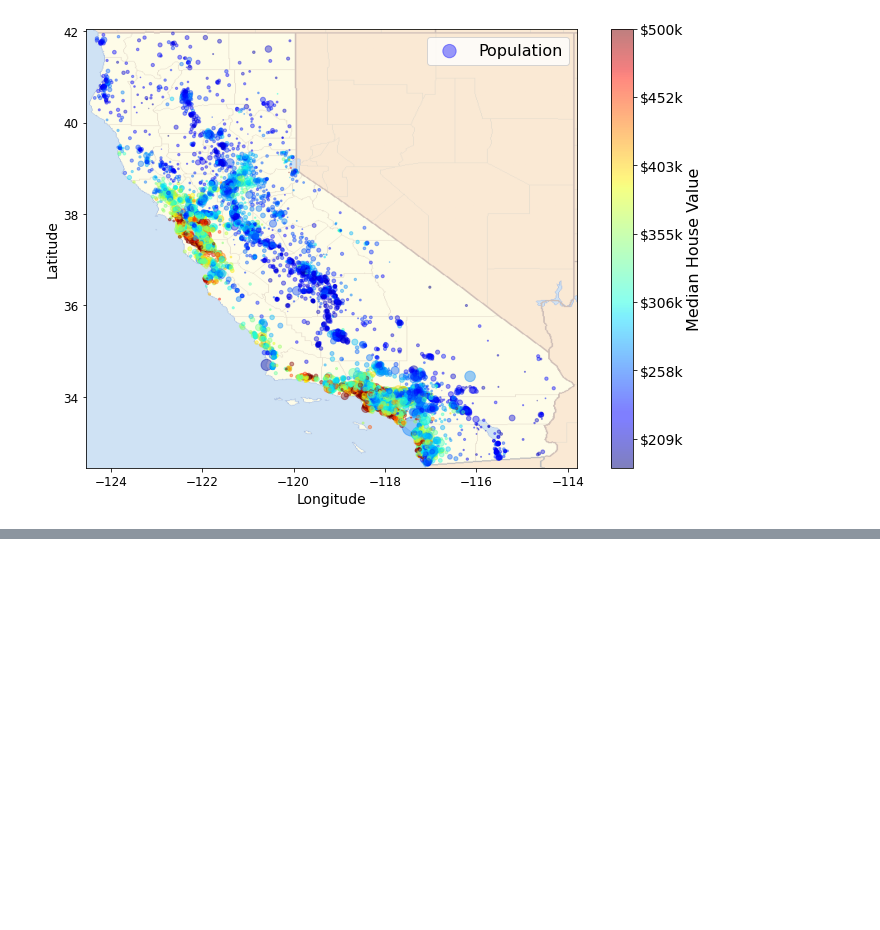
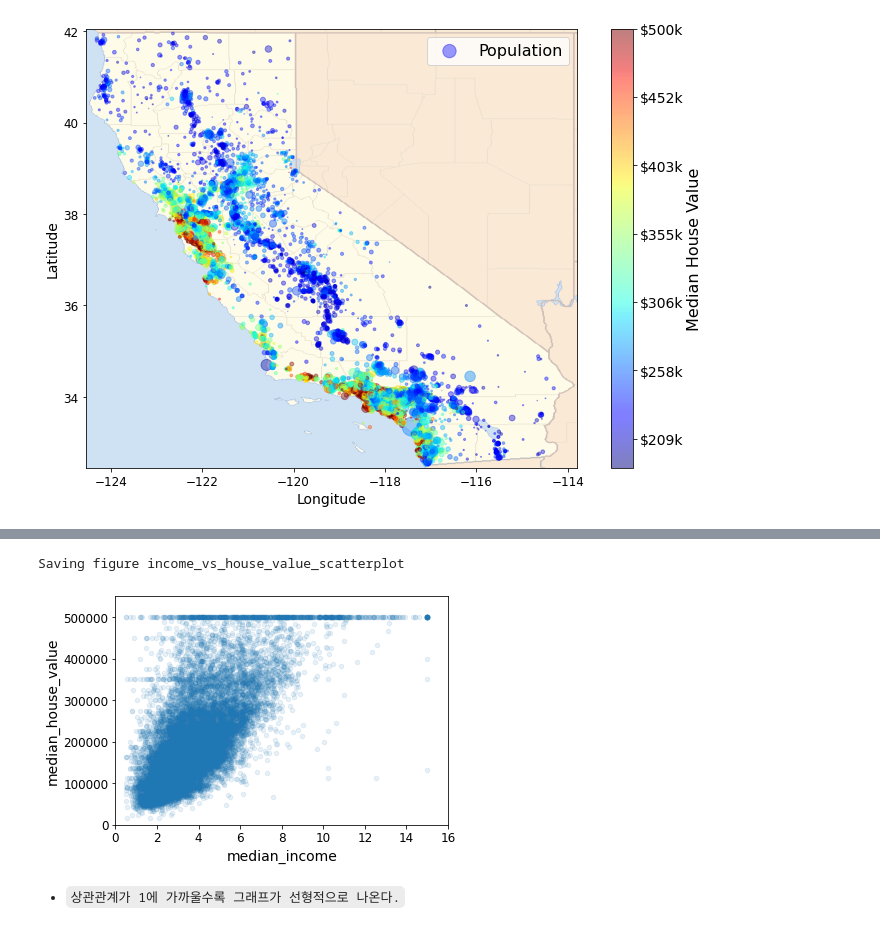
Before and after one commit to JitHoon/cnuai, a Jupyter notebook: augustEducation/week6_MLproject_EndtoEnd.ipynb, the cells around one changed output, grey strips where cells are left out. Drawn from its saved outputs; the diff is of its cells as text; code cells hidden in the pictures; blank space fills up the shorter version.

```diff
--- a/augustEducation/week6_MLproject_EndtoEnd.ipynb
+++ b/augustEducation/week6_MLproject_EndtoEnd.ipynb
@@ -581,0 +640,12 @@ Saving figure california_housing_prices_plot
+# %%
+# 한 그래프 자세히 보기
+housing.plot(kind="scatter", x="median_income", y="median_house_value",
+             alpha=0.1)
+plt.axis([0, 16, 0, 550000])
+
+save_fig("income_vs_house_value_scatterplot")
+# %% [output]
+Saving figure income_vs_house_value_scatterplot
+[figure, added]
+# %% [markdown]
+- `상관관계가 1에 가까울수록 그래프가 선형적으로 나온다.`
```
Also changed, not shown: parts of 39 cells of this notebook, 2 other files.
